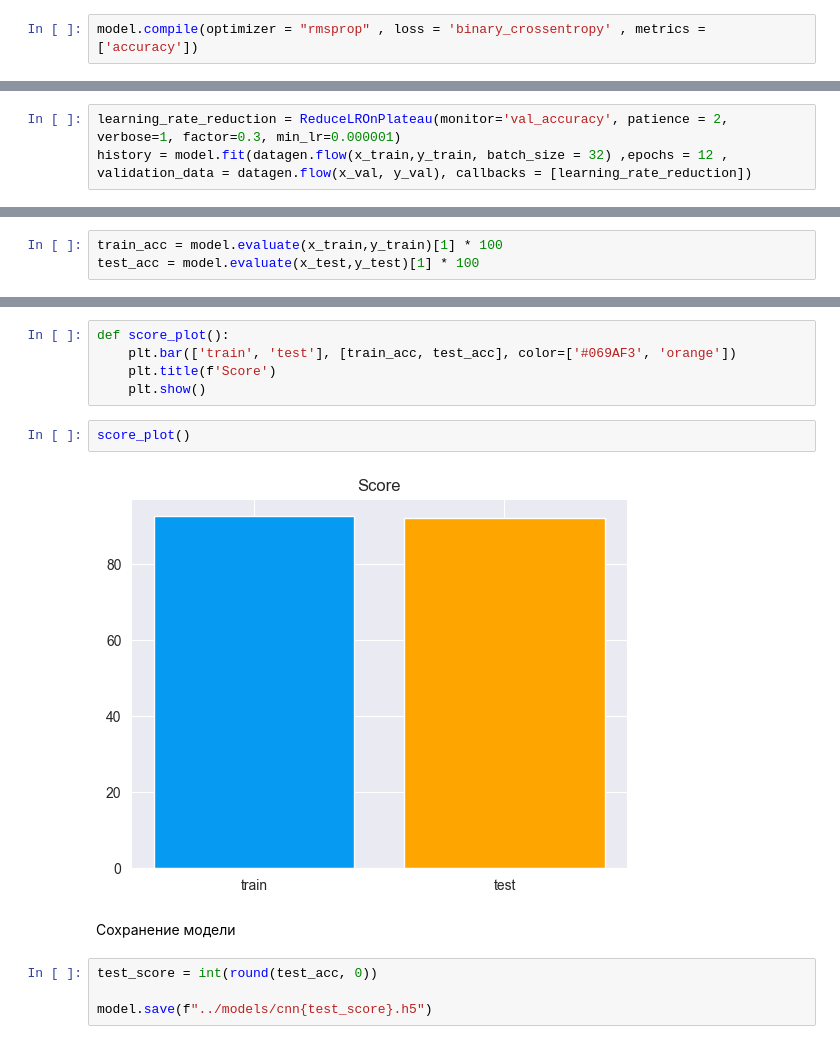
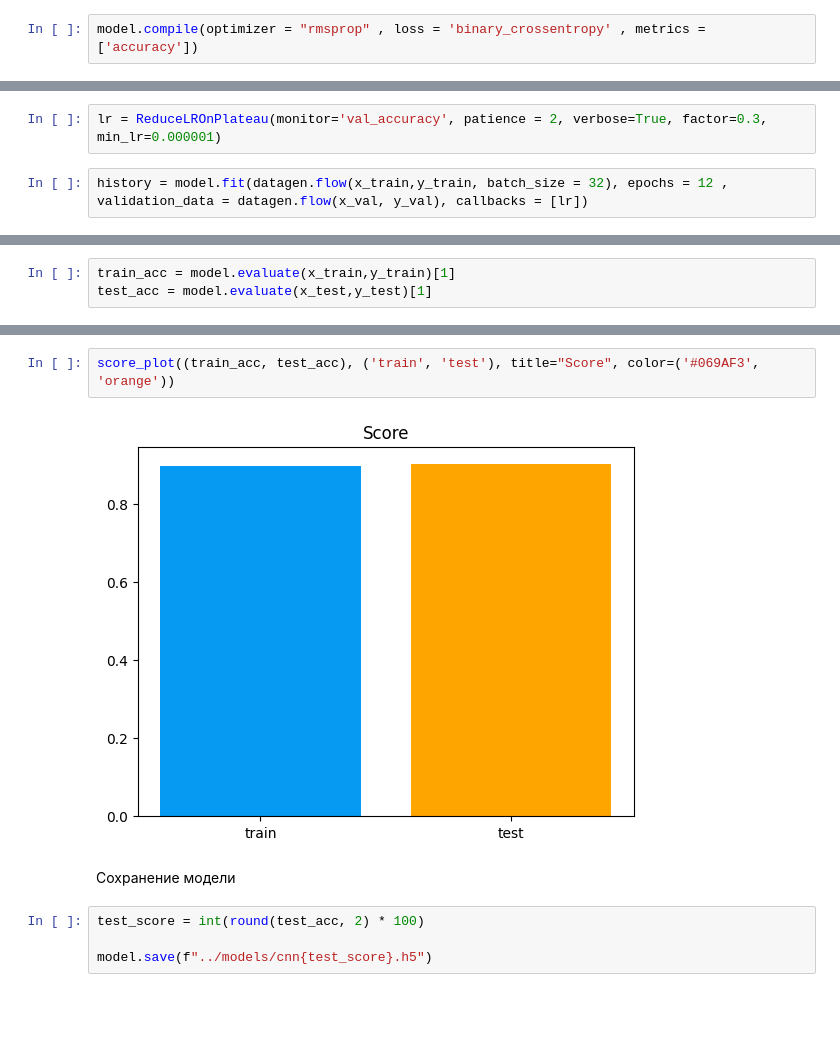
Before and after one commit to makarty/pneumonia-detection, a Jupyter notebook: notebooks/main.ipynb, the cells around one changed output, grey strips where cells are left out. Drawn from its saved outputs; the diff is of its cells as text; blank space fills up the shorter version.

```diff
--- a/notebooks/main.ipynb
+++ b/notebooks/main.ipynb
@@ -166,5 +152,6 @@ model.compile(optimizer = "rmsprop" , loss = 'binary_crossentropy' , metrics = [
+# %%
+lr = ReduceLROnPlateau(monitor='val_accuracy', patience = 2, verbose=True, factor=0.3, min_lr=0.000001)
 # %%
-learning_rate_reduction = ReduceLROnPlateau(monitor='val_accuracy', patience = 2, verbose=1, factor=0.3, min_lr=0.000001)
-history = model.fit(datagen.flow(x_train,y_train, batch_size = 32) ,epochs = 12 , validation_data = datagen.flow(x_val, y_val), callbacks = [learning_rate_reduction])
+history = model.fit(datagen.flow(x_train,y_train, batch_size = 32), epochs = 12 , validation_data = datagen.flow(x_val, y_val), callbacks = [lr])
 # %% [output]
 Epoch 1/12
@@ -187,4 +174,4 @@ Epoch 12: ReduceLROnPlateau reducing learning rate to 8.100000013655517e-06.
 # %%
-train_acc = model.evaluate(x_train,y_train)[1] * 100
-test_acc = model.evaluate(x_test,y_test)[1] * 100
+train_acc = model.evaluate(x_train,y_train)[1]
+test_acc = model.evaluate(x_test,y_test)[1]
 # %% [output]
@@ -193,15 +180,10 @@ test_acc = model.evaluate(x_test,y_test)[1] * 100
-# %%
-def score_plot():
-    plt.bar(['train', 'test'], [train_acc, test_acc], color=['#069AF3', 'orange'])
-    plt.title(f'Score')
-    plt.show()
-# %%
-score_plot()
-# %% [output]
-[figure, removed]
+# %%
+score_plot((train_acc, test_acc), ('train', 'test'), title="Score", color=('#069AF3', 'orange'))
+# %% [output]
+[figure, added]
 # %% [markdown]
 Сохранение модели
 # %%
-test_score = int(round(test_acc, 0))
+test_score = int(round(test_acc, 2) * 100)
 
 model.save(f"../models/cnn{test_score}.h5")
```
Also changed, not shown: parts of 23 cells of this notebook, 1 other file.
